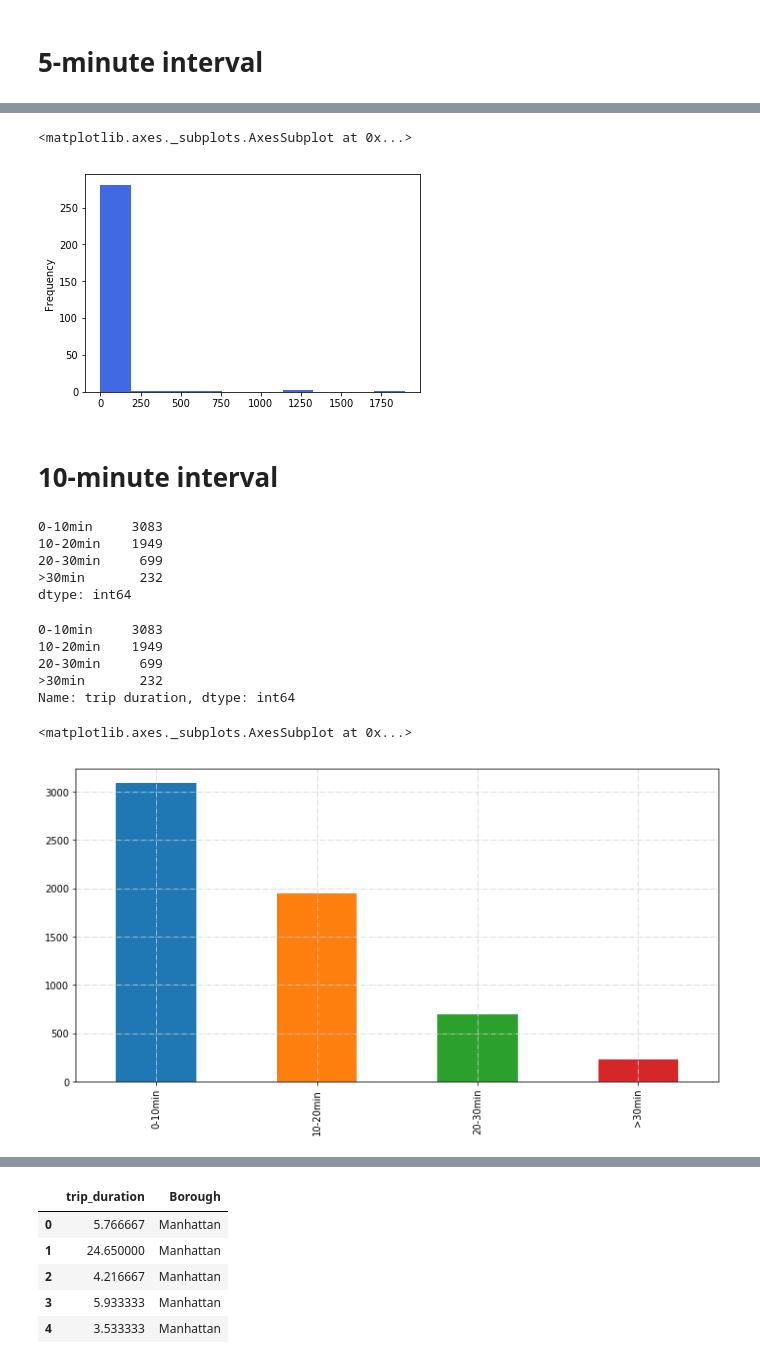
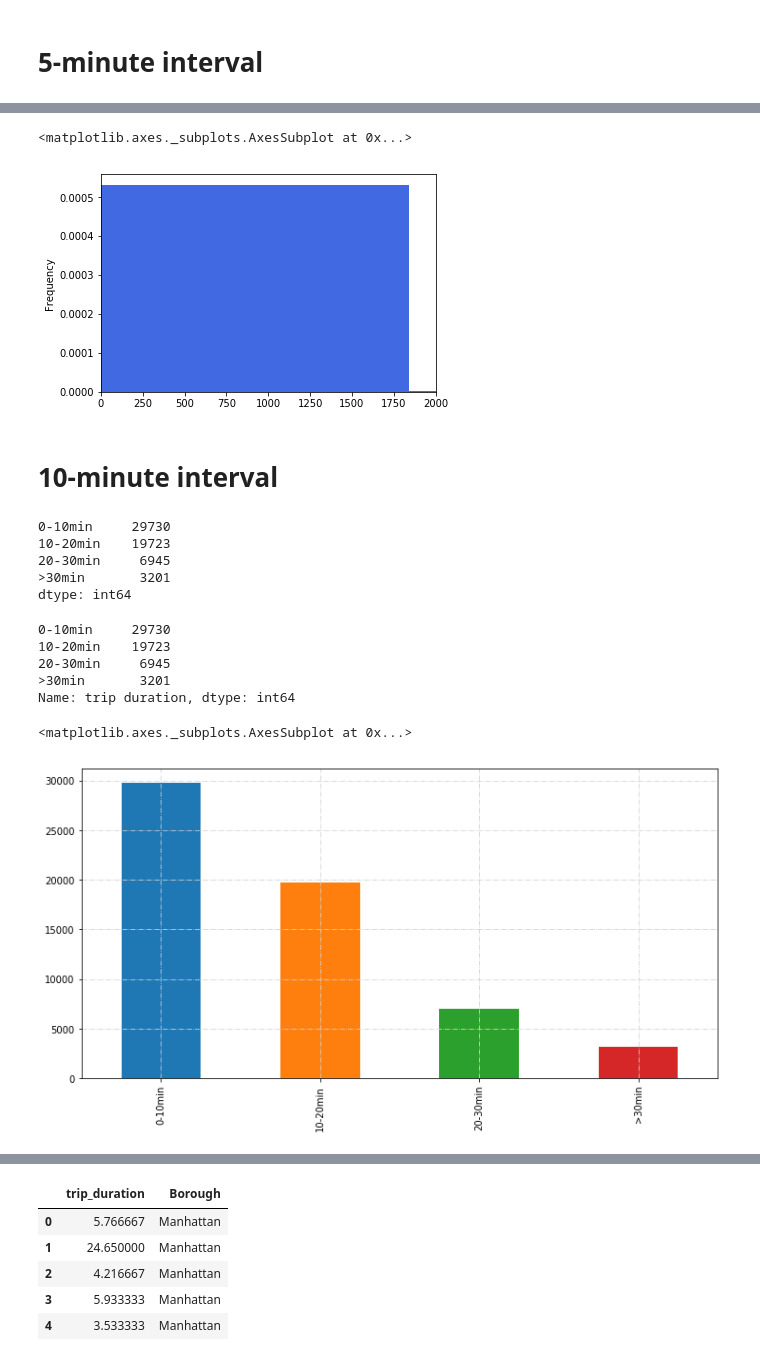
Before and after one commit to dusicastepic/ADMSecondHomework, a Jupyter notebook: RQ3.ipynb, the cells around one changed output, grey strips where cells are left out. Cells and saved outputs as stored; diff of their text form; code cells hidden in the pictures.

Commit message:
hist plot for all NY

```diff
--- a/RQ3.ipynb
+++ b/RQ3.ipynb
@@ -26,7 +27,7 @@ trip_duration=[]
 for i,df_name in enumerate (df_names):
         # load the ith dataframe, taking only the t_pickup_datetime column
         df = pd.read_csv(df_name,usecols= ['tpep_pickup_datetime','tpep_dropoff_datetime'],
-                         parse_dates= ["tpep_pickup_datetime",'tpep_dropoff_datetime'],nrows=100000)
+                         parse_dates= ["tpep_pickup_datetime",'tpep_dropoff_datetime'],nrows=10000)
         #
         trip_duration.append(round((df['tpep_dropoff_datetime']-df['tpep_pickup_datetime'])/ np.timedelta64(1, 'm'),2))
 trip_duration=pd.concat(trip_duration)
@@ -86,9 +135,10 @@ plt.show()
 # %%
 f = plt.figure()
-trip_duration_by_5minutes.plot(kind='hist',color='royalblue',density=False)
+plt.xlim(0,2000)
+trip_duration_by_5minutes.plot(kind='hist',color='royalblue',density=True)
 # %% [output]
 <matplotlib.axes._subplots.AxesSubplot at 0x...>
-[figure, old version]
+[figure, new version]
 # %% [markdown]
 # 10-minute interval
 # %%
@@ -106,18 +156,18 @@ def make_bins(x):
 trip_duration_bins=trip_duration.groupby(trip_duration.apply(make_bins)).count()
 trip_duration_bins
 # %% [output]
-0-10min     3083
-10-20min    1949
-20-30min     699
->30min       232
+0-10min     29730
+10-20min    19723
+20-30min     6945
+>30min       3201
 dtype: int64
 # %%
 trip_duration_bins.rename('trip duration')
 # %% [output]
-0-10min     3083
-10-20min    1949
-20-30min     699
->30min       232
+0-10min     29730
+10-20min    19723
+20-30min     6945
+>30min       3201
 Name: trip duration, dtype: int64
 # %%
 f = plt.figure()
@@ -127,6 +177,6 @@ f.set_figwidth(12)
 trip_duration_bins.plot(kind = 'bar',grid=True)
 # %% [output]
 <matplotlib.axes._subplots.AxesSubplot at 0x...>
-[figure, old version]
+[figure, new version]
 # %%
 f = plt.figure()
```
Also changed, not shown: parts of 17 cells of this notebook.
